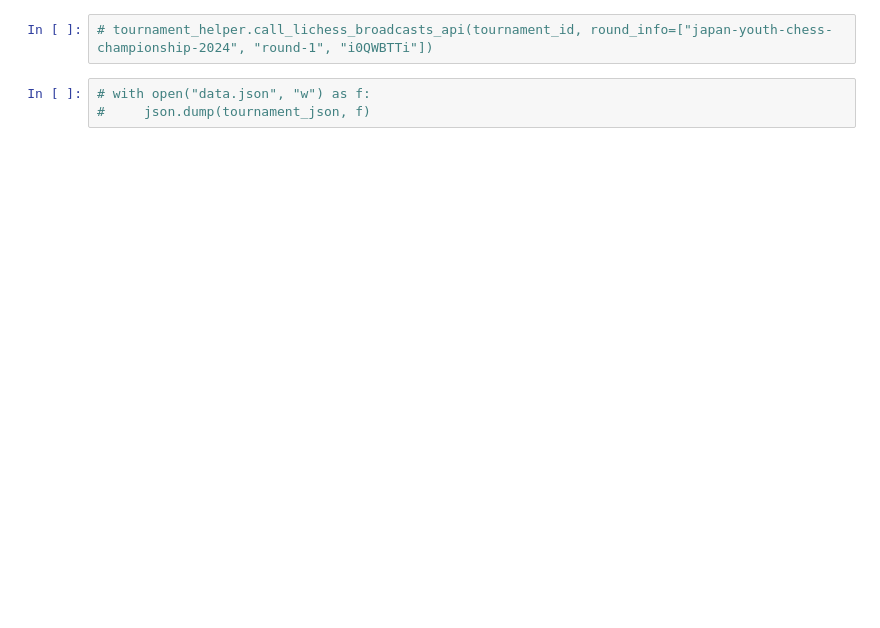
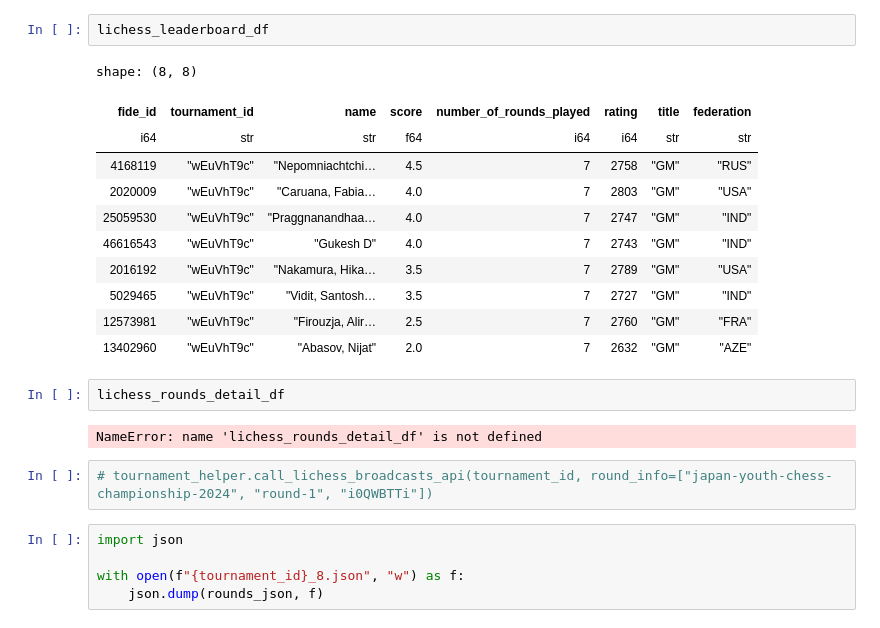
Before and after one commit to adgramigna/chess-data, a Jupyter notebook: lichess_api/eda.ipynb, the cells around one changed output. Drawn from its saved outputs; the diff is of its cells as text; blank space fills up the shorter version.

```diff
--- a/lichess_api/eda.ipynb
+++ b/lichess_api/eda.ipynb
@@ -69,5 +127,25 @@ leaderboard_json
+# %%
+lichess_leaderboard_df
+# %% [output]
+shape: (8, 8)
+| fide_id | tournament_id | name | score | number_of_rounds_played | rating | title | federation |
+| i64 | str | str | f64 | i64 | i64 | str | str |
+| 4168119 | "wEuVhT9c" | "Nepomniachtchi… | 4.5 | 7 | 2758 | "GM" | "RUS" |
+| 2020009 | "wEuVhT9c" | "Caruana, Fabia… | 4.0 | 7 | 2803 | "GM" | "USA" |
+| 25059530 | "wEuVhT9c" | "Praggnanandhaa… | 4.0 | 7 | 2747 | "GM" | "IND" |
+| 46616543 | "wEuVhT9c" | "Gukesh D" | 4.0 | 7 | 2743 | "GM" | "IND" |
+| 2016192 | "wEuVhT9c" | "Nakamura, Hika… | 3.5 | 7 | 2789 | "GM" | "USA" |
+| 5029465 | "wEuVhT9c" | "Vidit, Santosh… | 3.5 | 7 | 2727 | "GM" | "IND" |
+| 12573981 | "wEuVhT9c" | "Firouzja, Alir… | 2.5 | 7 | 2760 | "GM" | "FRA" |
+| 13402960 | "wEuVhT9c" | "Abasov, Nijat" | 2.0 | 7 | 2632 | "GM" | "AZE" |
+# %%
+lichess_rounds_detail_df
+# %% [output]
+NameError: name 'lichess_rounds_detail_df' is not defined
 # %%
 # tournament_helper.call_lichess_broadcasts_api(tournament_id, round_info=["japan-youth-chess-championship-2024", "round-1", "i0QWBTTi"])
 # %%
-# with open("data.json", "w") as f:
-#     json.dump(tournament_json, f)
+import json
+
+with open(f"{tournament_id}_8.json", "w") as f:
+    json.dump(rounds_json, f)
```
Also changed, not shown: parts of 12 cells of this notebook, 7 other files.
